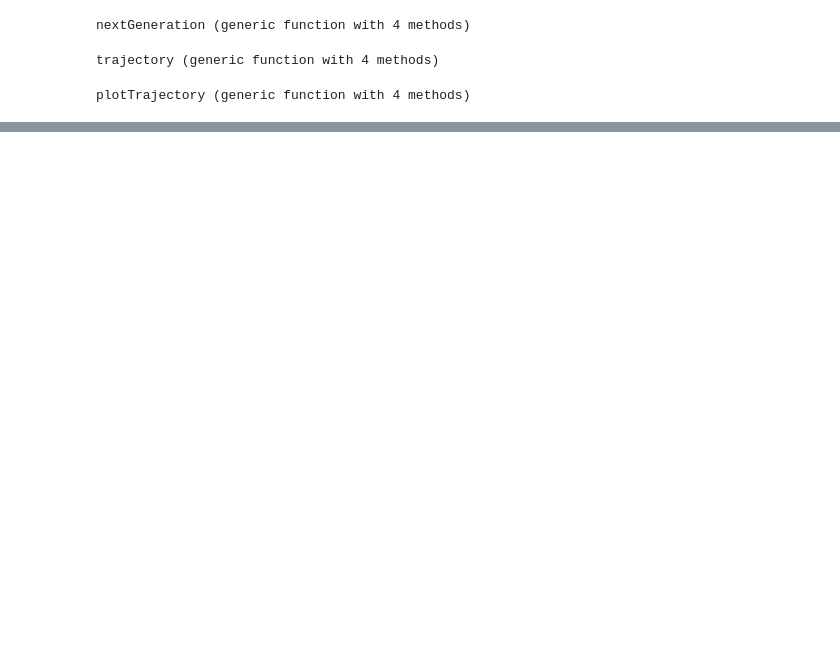
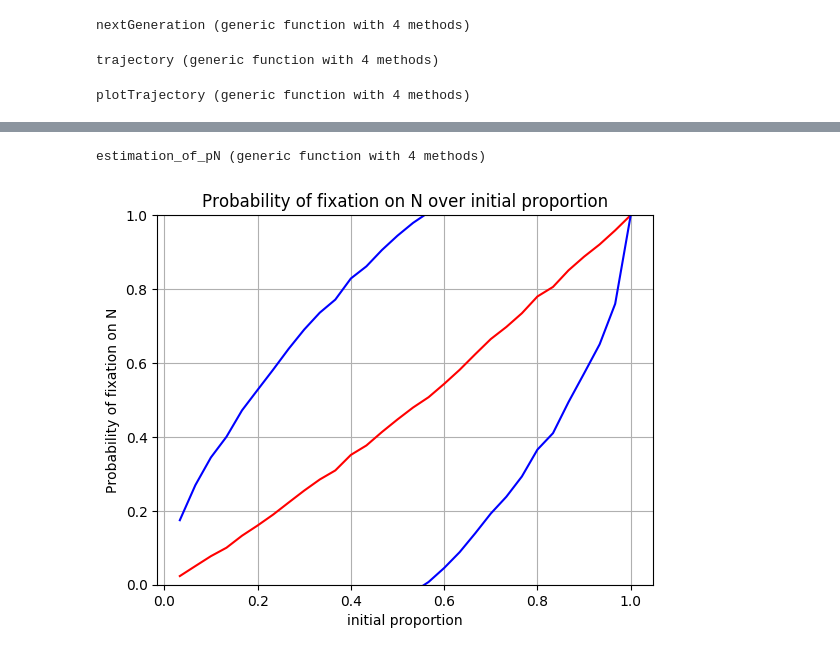
Before and after one commit to Flewer47/MOPSIProject, a Jupyter notebook: Wright-Fisher_Algorithm.ipynb, the cells around one changed output, grey strips where cells are left out. Drawn from its saved outputs; the diff is of its cells as text; code cells hidden in the pictures; blank space fills up the shorter version.

Commit message:
Adding plot of P(x_T = N).

```diff
--- a/Wright-Fisher_Algorithm.ipynb
+++ b/Wright-Fisher_Algorithm.ipynb
@@ -145,0 +146,49 @@ show()
+# %%
+using Statistics
+
+function estimation_of_pN(Number_of_it, populationSize, initialProportion, finalTime, p0to1 = 0, p1to0 = 0, selectionFactor = 0)
+    collection_of_final_proportion = zeros(Float64, Number_of_it)
+    for i in 1:Number_of_it
+        res, traj = trajectory(populationSize, initialProportion, finalTime, p0to1, p1to0, selectionFactor)
+        if(res!=0)
+            collection_of_final_proportion[i] = traj[res]
+        else
+            return "error, finalTime too small"
+        end
+    end
+    return mean(collection_of_final_proportion), std(collection_of_final_proportion)
+end
+# %% [output]
+estimation_of_pN (generic function with 4 methods)
+# %%
+Nb_it = 10000
+Nb_initial_propo = 30
+populationSize = 200
+finalTime = 3000
+collection_of_initialProportions =  [i/Nb_initial_propo for i=1:Nb_initial_propo]
+collection_of_estimated_pN = zeros(Float64, Nb_initial_propo)
+collection_of_deviation = zeros(Float64, Nb_initial_propo)
+for i in 1:Nb_initial_propo
+    estimated_pN, deviation = estimation_of_pN(Nb_it, populationSize,collection_of_initialProportions[i],finalTime)
+    collection_of_estimated_pN[i] = estimated_pN
+    collection_of_deviation[i] = deviation
+end
+
+"""
+Plot Px(XT = N) depending on the initial proportion x
+"""
+
+ioff()
+
+title("Probability of fixation on N over initial proportion")
+xlabel("initial proportion")
+ylabel("Probability of fixation on N")
+ylim(0,1)
+grid(true)
+
+plot(collection_of_initialProportions, collection_of_estimated_pN , color="red")
+plot(collection_of_initialProportions, collection_of_estimated_pN+collection_of_deviation , color="blue")
+plot(collection_of_initialProportions, collection_of_estimated_pN-collection_of_deviation, color="blue")
+show()
+# %% [output]
+[figure, added]
```
Also changed, not shown: parts of 3 cells of this notebook.
